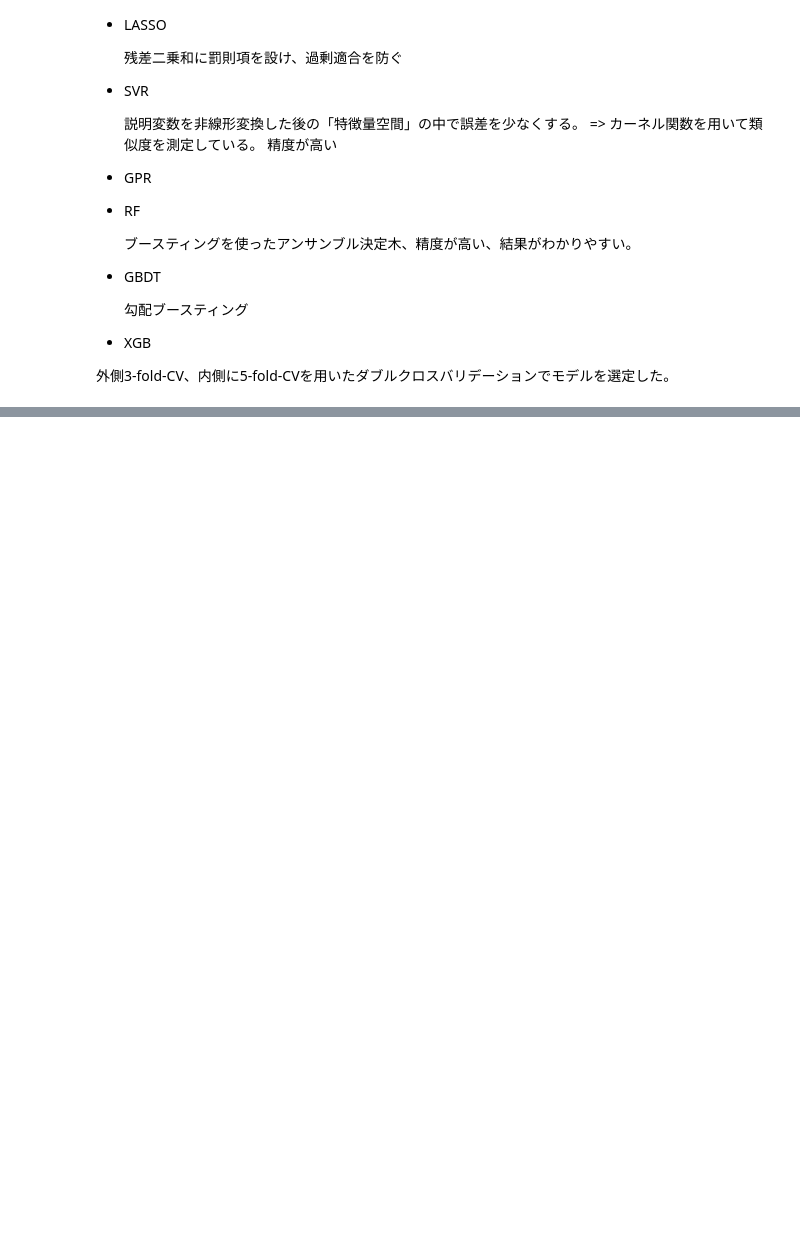
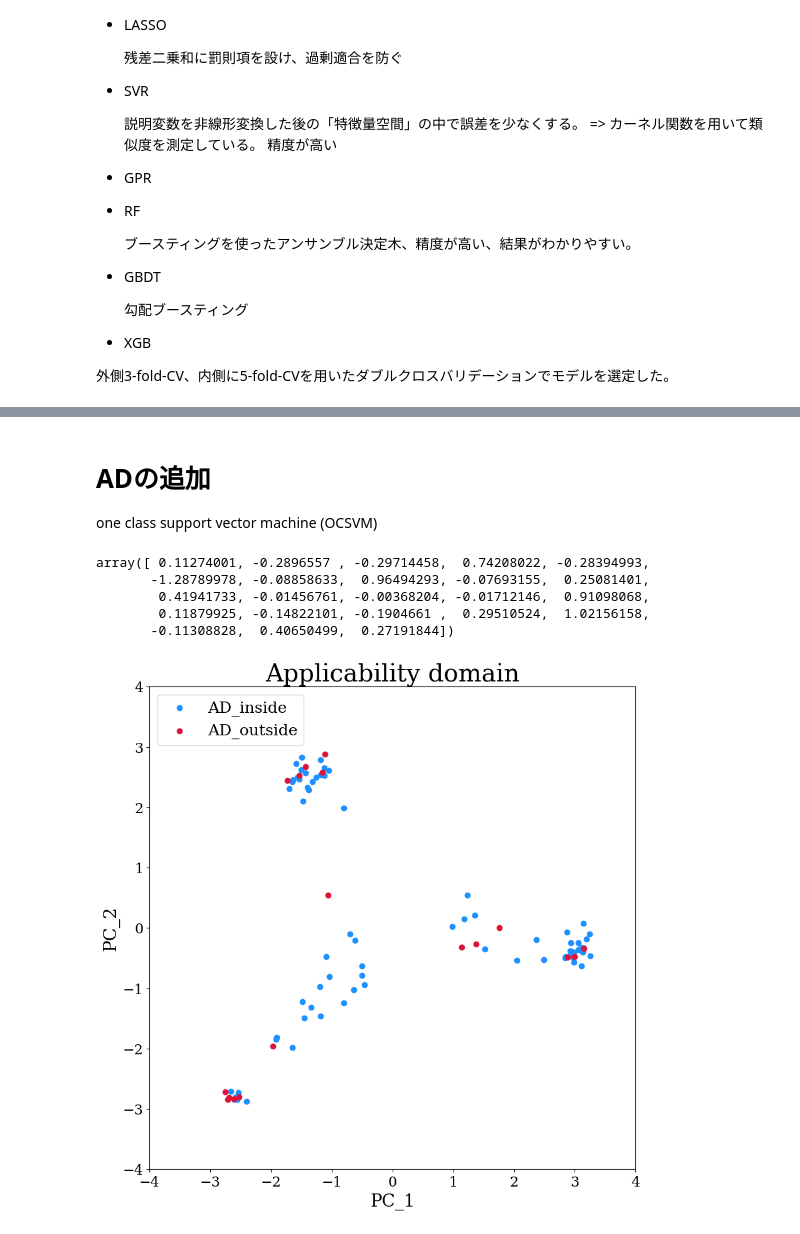
Before and after one commit to wwwyo/lab, a Jupyter notebook: exec_1114.ipynb, the cells around one changed output, grey strips where cells are left out. Cells and saved outputs as stored; diff of their text form; code cells hidden in the pictures; blank space fills up the shorter version.

```diff
--- a/exec_1114.ipynb
+++ b/exec_1114.ipynb
@@ -6,7 +6,7 @@
 # %%
 import pandas as pd
 # %%
-df = pd.read_csv('database_1114.csv')
+df = pd.read_csv('1114.csv')
 print(df.columns)
 # %% [output]
 Index(['entry', 'R1-', 'R2', 'organocatalyst', 'organocatalyst(mol%)', 'under',
@@ -167,8 +165,8 @@ X_1_dropped = X_1.drop(columns=drop_columns)
 dataset_2 = pd.concat([X_1_dropped, y], axis=1)
 dataset_2.drop_duplicates(subset=X_1_dropped.columns, inplace=True)
 print('trainのduplicated: ', dataset_2.duplicated().value_counts())
-X_2 = train_2.drop(columns=['収率(%)'])
-y_2 = train_2['収率(%)']
+X_2 = dataset_2.drop(columns=['収率(%)'])
+y_2 = dataset_2['収率(%)']
 # %% [output]
 trainのduplicated:  False    113
 dtype: int64
@@ -674,0 +543,61 @@ KeyError: 'best_estimators'
+# %% [markdown]
+# ADの追加
+one class support vector machine (OCSVM)
+# %%
+from sklearn.model_selection import train_test_split
+from sklearn.svm import OneClassSVM
+from sklearn.decomposition import PCA
+from sklearn.linear_model import LinearRegression
+import pickle
+
+# データの読み込み
+X_train,X_test, y_train,y_test = train_test_split(X_2, y_2, test_size=0.2, random_state=0)
+
+
+# 記述子名のリストを取り出す
+descriptor_label = X_train.columns
+
+clf = OneClassSVM(nu = 0.2)
+# 1 か -1
+y_train_class = clf.fit_predict(X_train)
+y_test_class = clf.predict(X_test)
+
+# 分割面からの距離を算出
+clf.decision_function(X_test)
+# %% [output]
+array([ 0.11274001, -0.2896557 , -0.29714458,  0.74208022, -0.28394993,
+       -1.28789978, -0.08858633,  0.96494293, -0.07693155,  0.25081401,
+        0.41941733, -0.01456761, -0.00368204, -0.01712146,  0.91098068,
+        0.11879925, -0.14822101, -0.1904661 ,  0.29510524,  1.02156158,
+       -0.11308828,  0.40650499,  0.27191844])
+# %%
+# データの分布を主成分分析（PCA）で表現してみる
+pca = PCA()
+X_train_pca = pca.fit_transform(X_train)
+X_test_pca = pca.transform(X_test)
+
+plt.rcParams['font.family'] = "DejaVu Serif"
+
+fig = plt.figure(figsize = (10, 10))
+
+ax = fig.add_subplot(1, 1, 1)
+
+# グラフのタイトル
+ax.set_title("Applicability domain", fontsize = 28)
+
+ax.set_xlim(-4, 4)
+ax.set_ylim(-4, 4)
+ax.tick_params(axis = "x", labelsize = 16)
+ax.tick_params(axis = "y", labelsize = 16)
+ax.set_xlabel("PC_1", fontsize = 20)
+ax.set_ylabel("PC_2", fontsize = 20)
+
+
+ax.scatter(X_train_pca[y_train_class == 1, 0], X_train_pca[y_train_class == 1, 1], c = "dodgerblue", label = "AD_inside")
+ax.scatter(X_train_pca[y_train_class == -1, 0], X_train_pca[y_train_class == -1, 1], c = "crimson", label = "AD_outside")
+
+ax.legend(loc = "upper left", fontsize = 18)
+
+plt.show()
+# %% [output]
+[figure, added]
```
Also changed, not shown: parts of 22 cells of this notebook, 12 other files.
